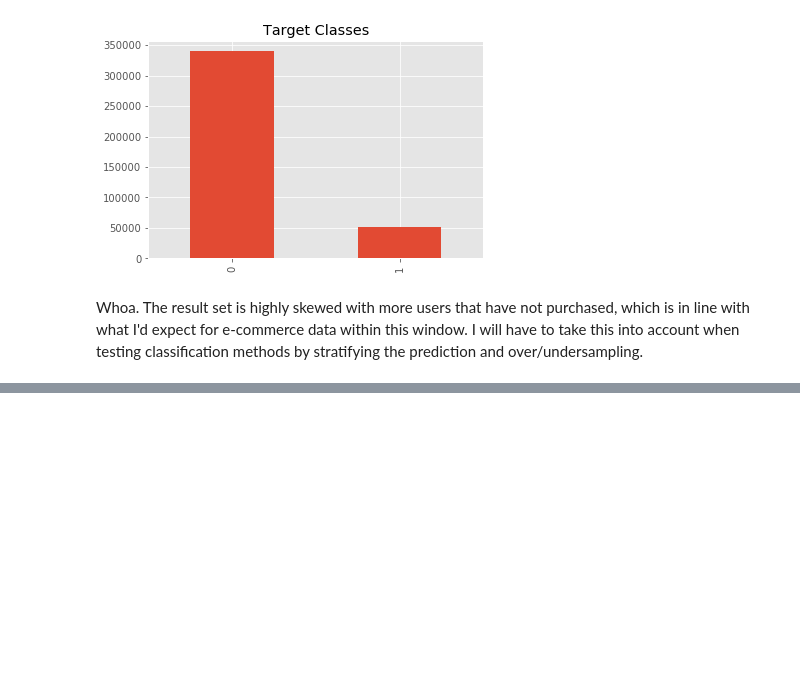
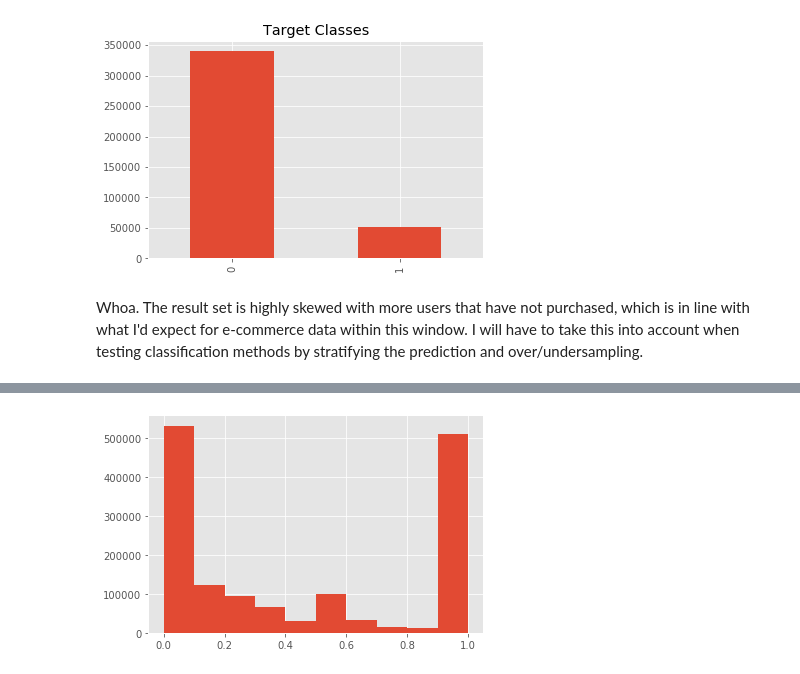
Before and after one commit to bakabbyy/customer-purchase-prediction, a Jupyter notebook: eda_feature_eng.ipynb, the cells around one changed output, grey strips where cells are left out. Drawn from its saved outputs; the diff is of its cells as text; code cells hidden in the pictures; blank space fills up the shorter version.

Commit message:
Additional features per brand per user

```diff
--- a/eda_feature_eng.ipynb
+++ b/eda_feature_eng.ipynb
@@ -321,0 +375,32 @@ actions.head()
+# %%
+query = """
+WITH brand_totals AS (
+    SELECT user_id,
+           COALESCE(brand, 'other') AS brand,
+           SUM(CASE WHEN event_type = 'view' THEN 1 ELSE 0 END) AS num_views_per_brand,
+           SUM(CASE WHEN event_type = 'cart' THEN 1 ELSE 0 END) AS num_carts_per_brand
+    FROM all_events
+    GROUP BY 1, 2
+),
+user_totals AS (
+    SELECT DISTINCT user_id,
+                    COALESCE(brand, 'other') AS brand,
+                    SUM(CASE WHEN event_type = 'view' THEN 1 ELSE 0 END) OVER(PARTITION BY user_id) AS user_views,
+                    SUM(CASE WHEN event_type = 'cart' THEN 1 ELSE 0 END) OVER(PARTITION BY user_id) AS user_carts
+    FROM all_events
+)
+SELECT brand_totals.user_id,
+       brand_totals.brand,
+       CASE WHEN user_views = 0 THEN 0 ELSE
+           ROUND(CAST(num_views_per_brand AS decimal) / user_views, 2) END AS perc_user_views,
+       CASE WHEN user_carts = 0 THEN 0 ELSE
+           ROUND(CAST(num_carts_per_brand AS decimal) / user_carts, 2) END AS perc_user_carts
+FROM brand_totals
+JOIN user_totals
+    USING(user_id, brand);
+"""
+brand_dist = pd_sql.read_sql(query, connection)
+# %%
+brand_dist.perc_user_views.hist();
+# %% [output]
+[figure, added]
```
Also changed, not shown: parts of 44 cells of this notebook, 2 other files.
